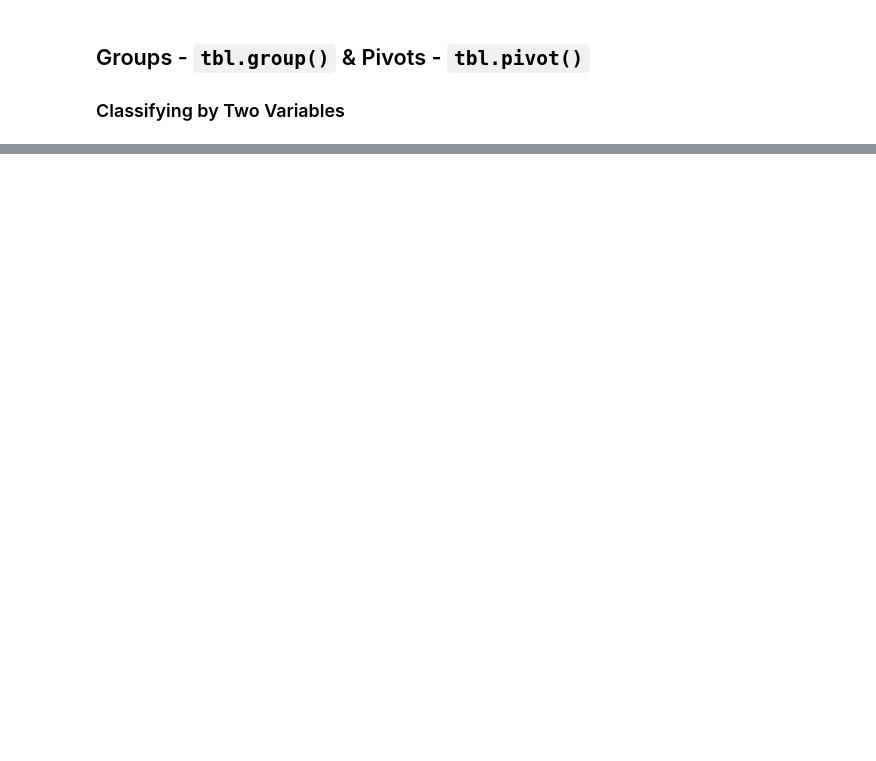
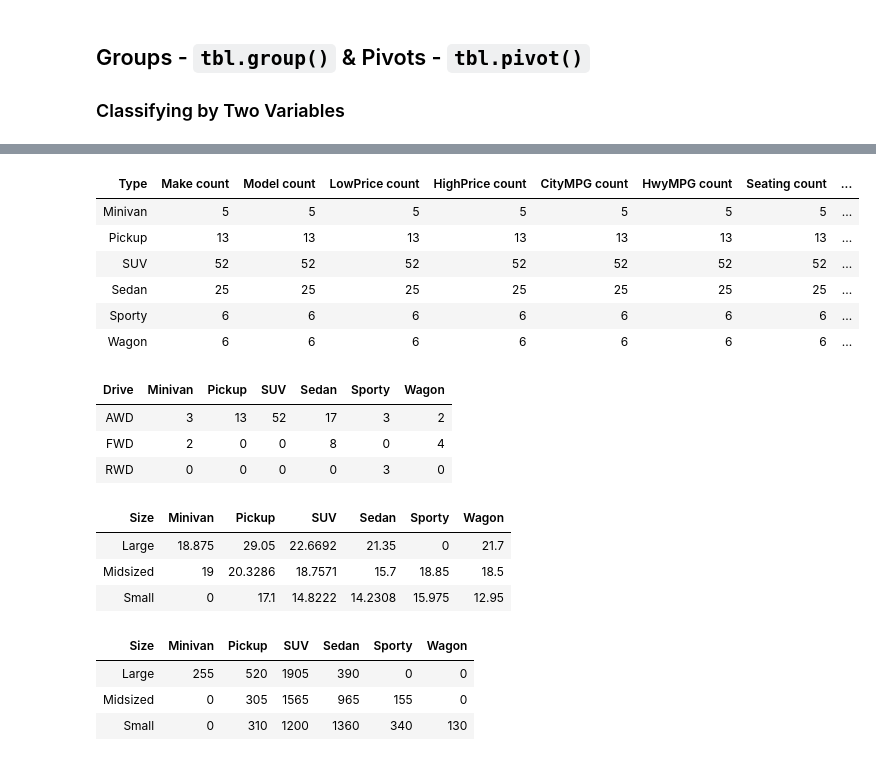
Before and after one commit to SRJC-Data-Science/materials-sp22, a Jupyter notebook: SRJC/lecture_note/lecture_10/groups_pivots.ipynb, the cells around one changed output, grey strips where cells are left out. Drawn from its saved outputs; the diff is of its cells as text; code cells hidden in the pictures; blank space fills up the shorter version.

Commit message:
added group and pivot examples

```diff
--- a/SRJC/lecture_note/lecture_10/groups_pivots.ipynb
+++ b/SRJC/lecture_note/lecture_10/groups_pivots.ipynb
@@ -111,4 +236,55 @@ cars.group('Type', np.average)
+# %%
+# we can define the function used by group too
+def count(num_array):
+    return len(num_array)
+
+# this example was used in Hw4 that shows how group works
+def full_array(any_array):
+    return any_array
+
+def first_item(any_array):
+    return any_array.item(0)
+
+# this behaves like cars.group, but apply to all columns
+cars.group('Type', count)
+# %% [output]
+| Type | Make count | Model count | LowPrice count | HighPrice count | CityMPG count | HwyMPG count | Seating count | ... |
+| Minivan | 5 | 5 | 5 | 5 | 5 | 5 | 5 | ... |
+| Pickup | 13 | 13 | 13 | 13 | 13 | 13 | 13 | ... |
+| SUV | 52 | 52 | 52 | 52 | 52 | 52 | 52 | ... |
+| Sedan | 25 | 25 | 25 | 25 | 25 | 25 | 25 | ... |
+| Sporty | 6 | 6 | 6 | 6 | 6 | 6 | 6 | ... |
+| Wagon | 6 | 6 | 6 | 6 | 6 | 6 | 6 | ... |
 # %%
+# these two also produce the same output
 cars.pivot('Type','Drive')
+cars.pivot('Type', 'Drive', 'LowPrice', collect=count)
+# %% [output]
+| Drive | Minivan | Pickup | SUV | Sedan | Sporty | Wagon |
+| AWD | 3 | 13 | 52 | 17 | 3 | 2 |
+| FWD | 2 | 0 | 0 | 8 | 0 | 4 |
+| RWD | 0 | 0 | 0 | 0 | 3 | 0 |
 # %%
-cars.pivot('Type','Size','Braking',np.average)
+# apply average after pivoting
+cars.pivot('Type','Size','FuelCap',np.average)
+# %% [output]
+| Size | Minivan | Pickup | SUV | Sedan | Sporty | Wagon |
+| Large | 18.875 | 29.05 | 22.6692 | 21.35 | 0 | 21.7 |
+| Midsized | 19 | 20.3286 | 18.7571 | 15.7 | 18.85 | 18.5 |
+| Small | 0 | 17.1 | 14.8222 | 14.2308 | 15.975 | 12.95 |
+# %%
+# define a function that compute the price range of each model, and use it in pivot
+# this is similar to the SF city employee problem in Hw4
+
+# the function needs to operate on an array in order to be passed to group or pivot
+def my_range(num_array):
+    return max(num_array)-min(num_array)
+
+# this shows the range of Weight after pivoting
+
+cars.pivot('Type','Size','Weight', my_range)
+# %% [output]
+| Size | Minivan | Pickup | SUV | Sedan | Sporty | Wagon |
+| Large | 255 | 520 | 1905 | 390 | 0 | 0 |
+| Midsized | 0 | 305 | 1565 | 965 | 155 | 0 |
+| Small | 0 | 310 | 1200 | 1360 | 340 | 130 |
```
Also changed, not shown: parts of 20 cells of this notebook.
